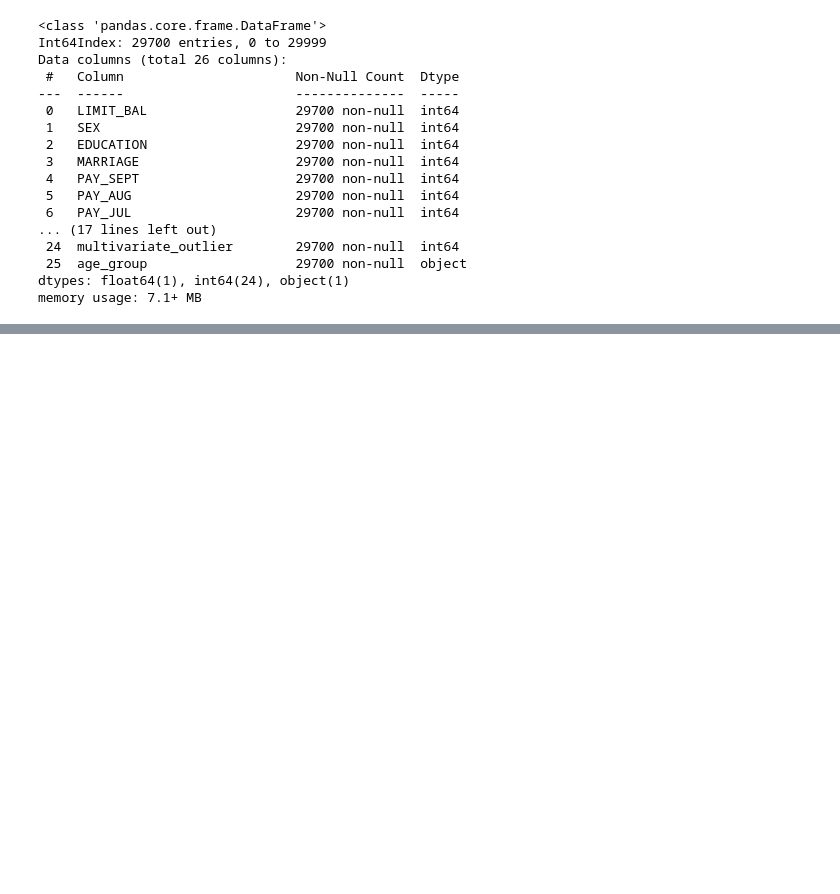
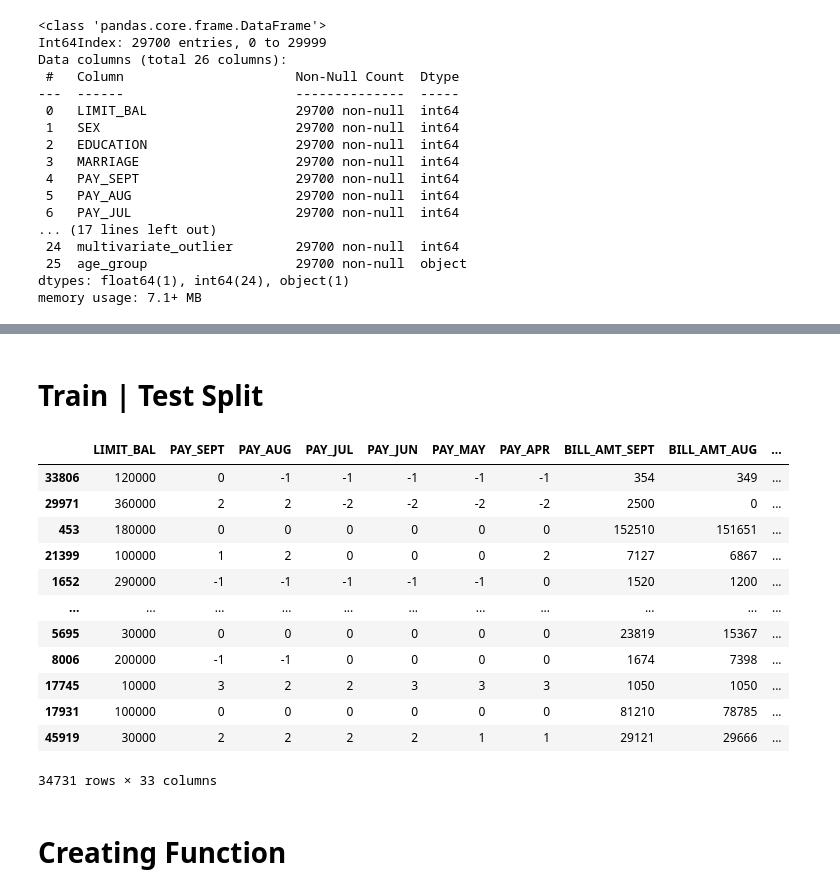
Before and after one commit to Sivaramaguhan/Credit-card-default-prediction, a Jupyter notebook: Guhan_Credit_Card_Default_Prediction_Capstone_Project.ipynb, the cells around one changed output, grey strips where cells are left out. Saved outputs shown, nothing was run; the diff lists cells and outputs as text; code cells hidden in the pictures; blank space fills up the shorter version.

```diff
--- a/Guhan_Credit_Card_Default_Prediction_Capstone_Project.ipynb
+++ b/Guhan_Credit_Card_Default_Prediction_Capstone_Project.ipynb
@@ -604,0 +705,22 @@ memory usage: 7.1+ MB
+# %% [markdown]
+# **Train | Test Split**
+# %%
+#spliting data set into train and test dataset
+X_train,X_test,y_train,y_test = train_test_split(X_smote,y_smote,test_size=0.25,random_state=101)
+
+#looking into independent variable of train dataset
+X_train
+# %% [output]
+|  | LIMIT_BAL | PAY_SEPT | PAY_AUG | PAY_JUL | PAY_JUN | PAY_MAY | PAY_APR | BILL_AMT_SEPT | BILL_AMT_AUG | ... |
+| 33806 | 120000 | 0 | -1 | -1 | -1 | -1 | -1 | 354 | 349 | ... |
+| 29971 | 360000 | 2 | 2 | -2 | -2 | -2 | -2 | 2500 | 0 | ... |
+| 453 | 180000 | 0 | 0 | 0 | 0 | 0 | 0 | 152510 | 151651 | ... |
+| 21399 | 100000 | 1 | 2 | 0 | 0 | 0 | 2 | 7127 | 6867 | ... |
+| 1652 | 290000 | -1 | -1 | -1 | -1 | -1 | 0 | 1520 | 1200 | ... |
+| ... | ... | ... | ... | ... | ... | ... | ... | ... | ... | ... |
+| 5695 | 30000 | 0 | 0 | 0 | 0 | 0 | 0 | 23819 | 15367 | ... |
+| 8006 | 200000 | -1 | -1 | 0 | 0 | 0 | 0 | 1674 | 7398 | ... |
+| 17745 | 10000 | 3 | 2 | 2 | 3 | 3 | 3 | 1050 | 1050 | ... |
+| 17931 | 100000 | 0 | 0 | 0 | 0 | 0 | 0 | 81210 | 78785 | ... |
+| 45919 | 30000 | 2 | 2 | 2 | 2 | 1 | 1 | 29121 | 29666 | ... |
+34731 rows × 33 columns
@@ -604,0 +733,3 @@ memory usage: 7.1+ MB
+# %% [markdown]
+
+# **Creating Function**
```
Also changed, not shown: parts of 21 cells of this notebook.
